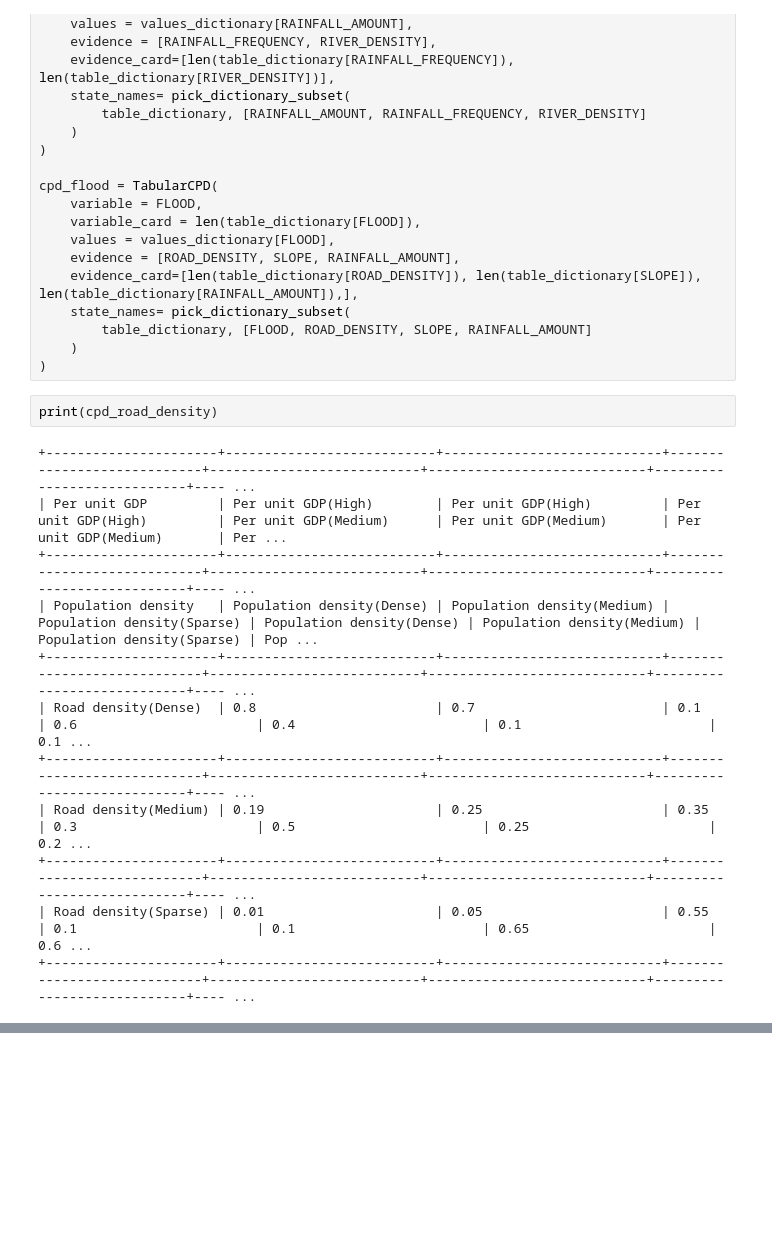
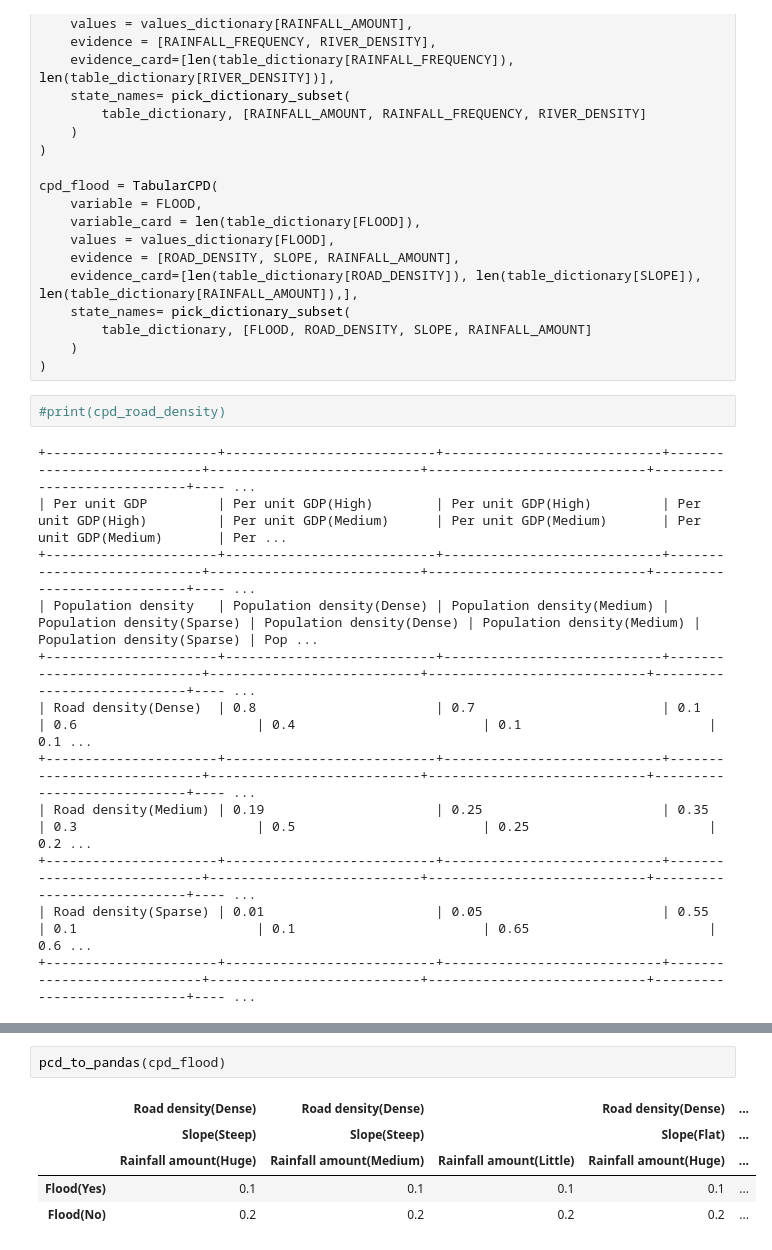
Before and after one commit to RiccardoSpolaor/Flood-disaster-prediction, a Jupyter notebook: Flooding Disaster Prediction.ipynb, the cells around one changed output, grey strips where cells are left out. Cells and saved outputs as stored; diff of their text form; blank space fills up the shorter version.

```diff
--- a/Flooding Disaster Prediction.ipynb
+++ b/Flooding Disaster Prediction.ipynb
@@ -154,7 +154,7 @@ cpd_flood = TabularCPD(
     )
 )
 # %%
-print(cpd_road_density)
+#print(cpd_road_density)
 # %% [output]
 +----------------------+---------------------------+----------------------------+----------------------------+---------------------------+----------------------------+----------------------------+---- ...
 | Per unit GDP         | Per unit GDP(High)        | Per unit GDP(High)         | Per unit GDP(High)         | Per unit GDP(Medium)      | Per unit GDP(Medium)       | Per unit GDP(Medium)       | Per ...
@@ -175,3 +175,11 @@ pcd_to_pandas(cpd_road_density)
 | Road density(Dense) | 0.80 | 0.70 | 0.10 | 0.6 | ... |
 | Road density(Medium) | 0.19 | 0.25 | 0.35 | 0.3 | ... |
 | Road density(Sparse) | 0.01 | 0.05 | 0.55 | 0.1 | ... |
+# %%
+pcd_to_pandas(cpd_flood)
+# %% [output]
+|  | Road density(Dense) | Road density(Dense) |  | Road density(Dense) | ... |
+|  | Slope(Steep) | Slope(Steep) |  | Slope(Flat) | ... |
+|  | Rainfall amount(Huge) | Rainfall amount(Medium) | Rainfall amount(Little) | Rainfall amount(Huge) | ... |
+| Flood(Yes) | 0.1 | 0.1 | 0.1 | 0.1 | ... |
+| Flood(No) | 0.2 | 0.2 | 0.2 | 0.2 | ... |
```
Also changed, not shown: parts of 1 cell of this notebook, 1 other file.
